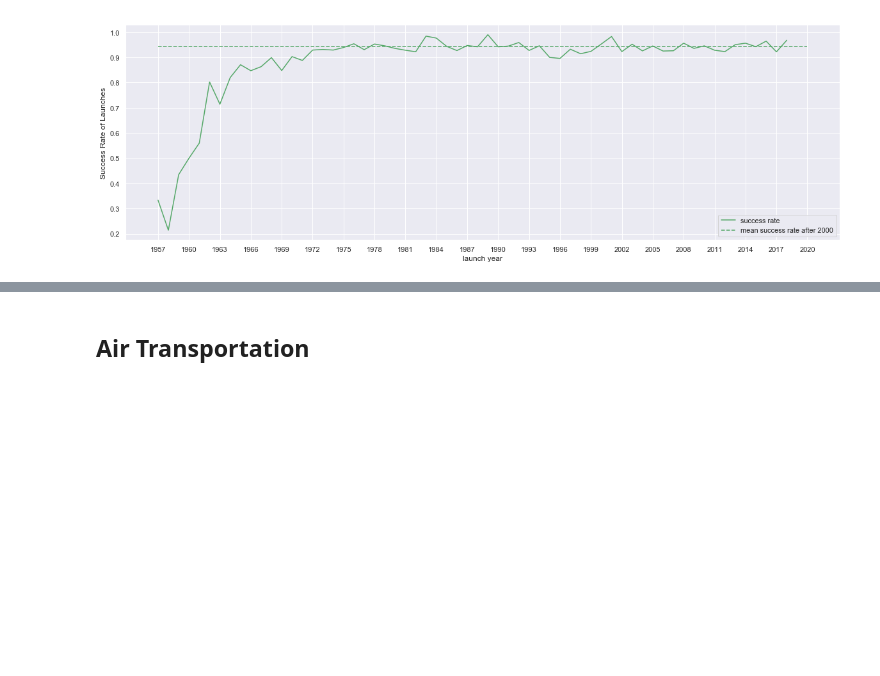
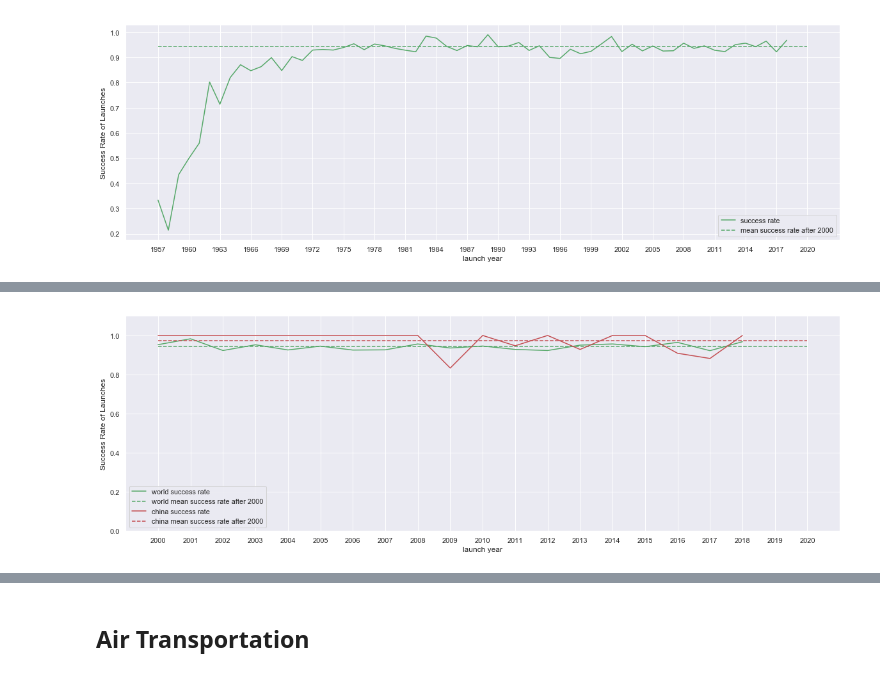
Before and after one commit to emptymalei/mini-lab, a Jupyter notebook: space_exploration/space-exploration.ipynb, the cells around one changed output, grey strips where cells are left out. Drawn from its saved outputs; the diff is of its cells as text; code cells hidden in the pictures; blank space fills up the shorter version.

Commit message:
new dataset about space launches

```diff
--- a/space_exploration/space-exploration.ipynb
+++ b/space_exploration/space-exploration.ipynb
@@ -234,0 +293,13 @@ fig.savefig('export/space-launch-success-rate-yearly.png')
+# %%
+failure_china = [0, 0, 0, 0, 1, 0, 0, 0, 0, 0, 0, 0, 0, 0, 0, 0, 0, 0, 0, 0, 0, 0, 1, 0, 0, 1, 1, 0, 0, 0, 0, 0, 0, 0, 0, 0, 0, 0, 0, 0, 0, 1, 0, 1, 0, 0, 1, 1, 0, 0, 0]
+partial_failure_china = [0, 0, 0, 0, 0, 0, 0, 0, 0, 0, 0, 0, 0, 0, 1, 0, 0, 0, 0, 0, 0, 1, 0, 0, 0, 0, 1, 0, 0, 0, 0, 0, 0, 0, 0, 0, 0, 0, 0, 1, 0, 0, 0, 0, 0, 0, 1, 1, 0, 0, 0]
+success_china = [1, 1, 0, 0, 0, 1, 1, 0, 1, 0, 0, 0, 1, 1, 2, 1, 2, 2, 4, 0, 5, 0, 3, 1, 5, 1, 2, 6, 6, 4, 5, 1, 4, 6, 8, 5, 6, 10, 11, 5, 15, 18, 19, 13, 15, 19, 20, 15, 30, 0, 0]
+planned_china = [0, 0, 0, 0, 0, 0, 0, 0, 0, 0, 0, 0, 0, 0, 0, 0, 0, 0, 0, 0, 0, 0, 0, 0, 0, 0, 0, 0, 0, 0, 0, 0, 0, 0, 0, 0, 0, 0, 0, 0, 0, 0, 0, 0, 0, 0, 0, 0, 8, 14, 14]
+launch_year_china = np.arange(1970, 2021,1)
+# %%
+df_china = pd.DataFrame({'launch year': launch_year_china, 'failure': np.array(failure_china), 'partial failure':  np.array(partial_failure_china), 'success':  np.array(success_china), 'planned':  np.array(planned_china)})
+df_china.set_index('launch year', inplace=True);
+# %%
+df_china['success rate'] = df_china.apply( lambda x: x['success'] / (x['failure'] + x['partial failure'] + x['success']) , axis=1)
+df_china['mean success rate after 2000'] = df_china[ ['success rate' ] ].loc[2000:].describe().loc['mean'].values[0]
+df_china['std success rate after 2000'] = df_china[ ['success rate' ] ].loc[2000:].describe().loc['std'].values[0]
@@ -234,0 +316,9 @@ fig.savefig('export/space-launch-success-rate-yearly.png')
+# %%
+df_world_china = pd.merge( df_launches, df_china, on='launch year', how='left' )
+df_world_china.columns = ['world failure', 'world partial failure', 'world success', 'world planned',
+       'world success rate', 'world mean success rate after 2000',
+       'world std success rate after 2000', 'china failure', 'china partial failure',
+       'china success', 'china planned', 'china success rate',
+       'china mean success rate after 2000', 'china std success rate after 2000']
+df_world_china['china mean success rate after 2000'] = df_world_china.iloc[-1]['china mean success rate after 2000']
+df_world_china['china std success rate after 2000'] = df_world_china.iloc[-1]['china std success rate after 2000']
@@ -234,0 +337,12 @@ fig.savefig('export/space-launch-success-rate-yearly.png')
+# %%
+fig, ax = plt.subplots( figsize=(20,6.18) )
+
+df_world_china.loc[2000:][ ['world success rate', 'world mean success rate after 2000' ] ].plot(ax=ax, color= 'g', style=['-', '--'] )
+df_world_china.loc[2000:][ ['china success rate', 'china mean success rate after 2000' ] ].plot(ax=ax, color= 'r', style=['-', '--'] )
+ax.set_xticks( df_world_china.loc[2000:].index.values )
+ax.set_xticklabels( df_world_china.loc[2000:].index.values );
+ax.set_ylabel('Success Rate of Launches')
+ax.set_ylim([0,1.1])
+fig.savefig('export/space-launch-success-rate-china-world-yearly.png')
+# %% [output]
+[figure, added]
```
Also changed, not shown: parts of 7 cells of this notebook, 3 other files.
